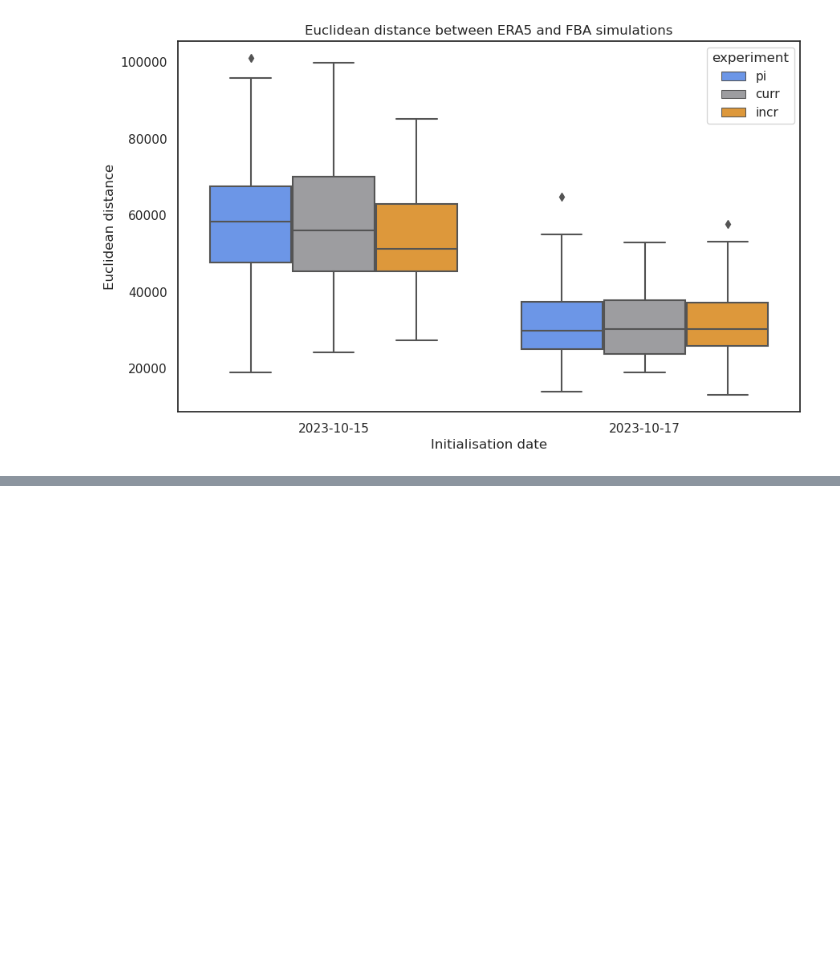
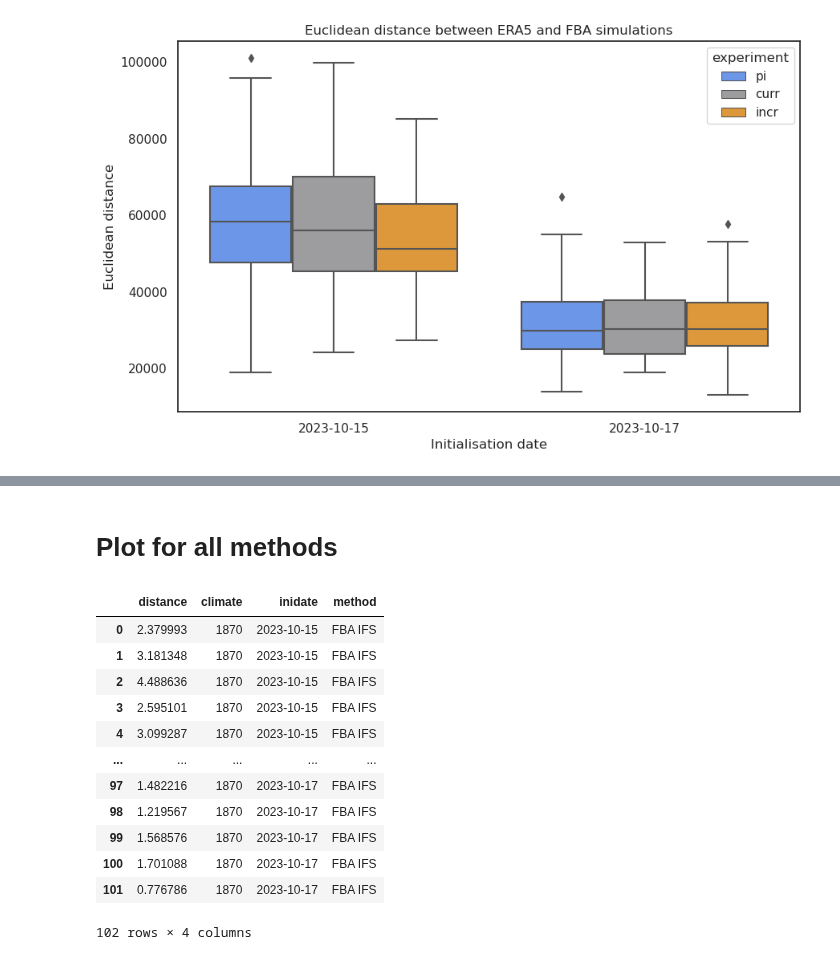
Before and after one commit to shirin-ermis/Storm_Babet, a Jupyter notebook: notebooks/13_euclidean_distances.ipynb, the cells around one changed output, grey strips where cells are left out. Cells and saved outputs as stored; diff of their text form; code cells hidden in the pictures; blank space fills up the shorter version.

```diff
--- a/notebooks/13_euclidean_distances.ipynb
+++ b/notebooks/13_euclidean_distances.ipynb
@@ -151,0 +193,2 @@ plt.show()
+# %%
+era5_72 = era5.sel(time=slice('2023-10-19 00', '2023-10-22 00'), latitude=slice(lat_max, lat_min), longitude=slice(lon_min, lon_max)).mean(dim='time').msl/100
@@ -151,0 +225,20 @@ plt.show()
+# %%
+# RACMO analogues
+racmo_analogues_dist = {}
+for clim in ['1950', 'future1', 'future2']:
+    with_members = racmo_msl.sel(climate=clim).msl
+    racmo_analogues_dist[clim] = np.array(dask.compute(mean_euclidean_distance(with_members, era5_72, latname='lat', lonname='lon')))[0]
+# %%
+# PGW
+pgw_dist = {}
+for clim in ['1870', 'future1', 'future2']:
+    with_members = pgw.sel(climate=clim).msl
+    pgw_dist[clim] = np.array(dask.compute(mean_euclidean_distance(with_members, era5_72, latname='lat', lonname='lon')))[0]
+# %%
+# IFS
+ifs_dist = {}
+for clim in ['1870', '1950', 'future1']:
+    ifs_dist[clim] = {}
+    for ini in ['2023-10-15', '2023-10-17']:
+        with_members = ifs.sel(climate=clim, inidate=ini).msl
+        ifs_dist[clim][ini] = np.array(dask.compute(mean_euclidean_distance(with_members, era5_72, latname='latitude', lonname='longitude')))[0]
@@ -151,0 +251,2 @@ plt.show()
+# %% [markdown]
+# Plot for all methods
@@ -151,0 +284,22 @@ plt.show()
+# %%
+ifs_df = pd.concat(
+    [[pd.DataFrame({"distance": arr}).assign(climate=key_clim, inidate=inidate, method="FBA IFS")
+     for inidate, arr in inner_dict.items()]
+     for key_clim, inner_dict in ifs_dist.items()][0],
+    ignore_index=True
+)
+ifs_df
+# %% [output]
+|  | distance | climate | inidate | method |
+| 0 | 2.379993 | 1870 | 2023-10-15 | FBA IFS |
+| 1 | 3.181348 | 1870 | 2023-10-15 | FBA IFS |
+| 2 | 4.488636 | 1870 | 2023-10-15 | FBA IFS |
+| 3 | 2.595101 | 1870 | 2023-10-15 | FBA IFS |
+| 4 | 3.099287 | 1870 | 2023-10-15 | FBA IFS |
+| ... | ... | ... | ... | ... |
+| 97 | 1.482216 | 1870 | 2023-10-17 | FBA IFS |
+| 98 | 1.219567 | 1870 | 2023-10-17 | FBA IFS |
+| 99 | 1.568576 | 1870 | 2023-10-17 | FBA IFS |
+| 100 | 1.701088 | 1870 | 2023-10-17 | FBA IFS |
+| 101 | 0.776786 | 1870 | 2023-10-17 | FBA IFS |
+102 rows × 4 columns
```
Also changed, not shown: parts of 18 cells of this notebook.
